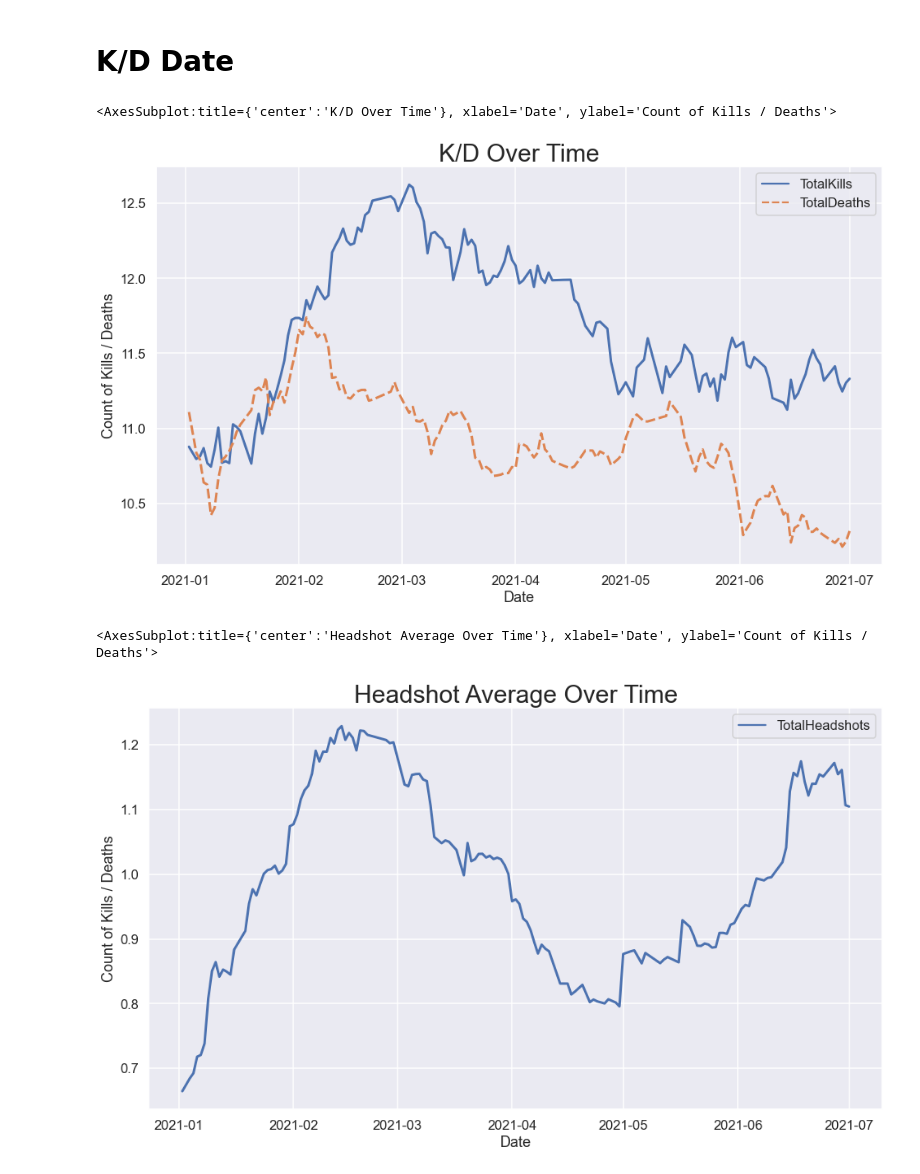
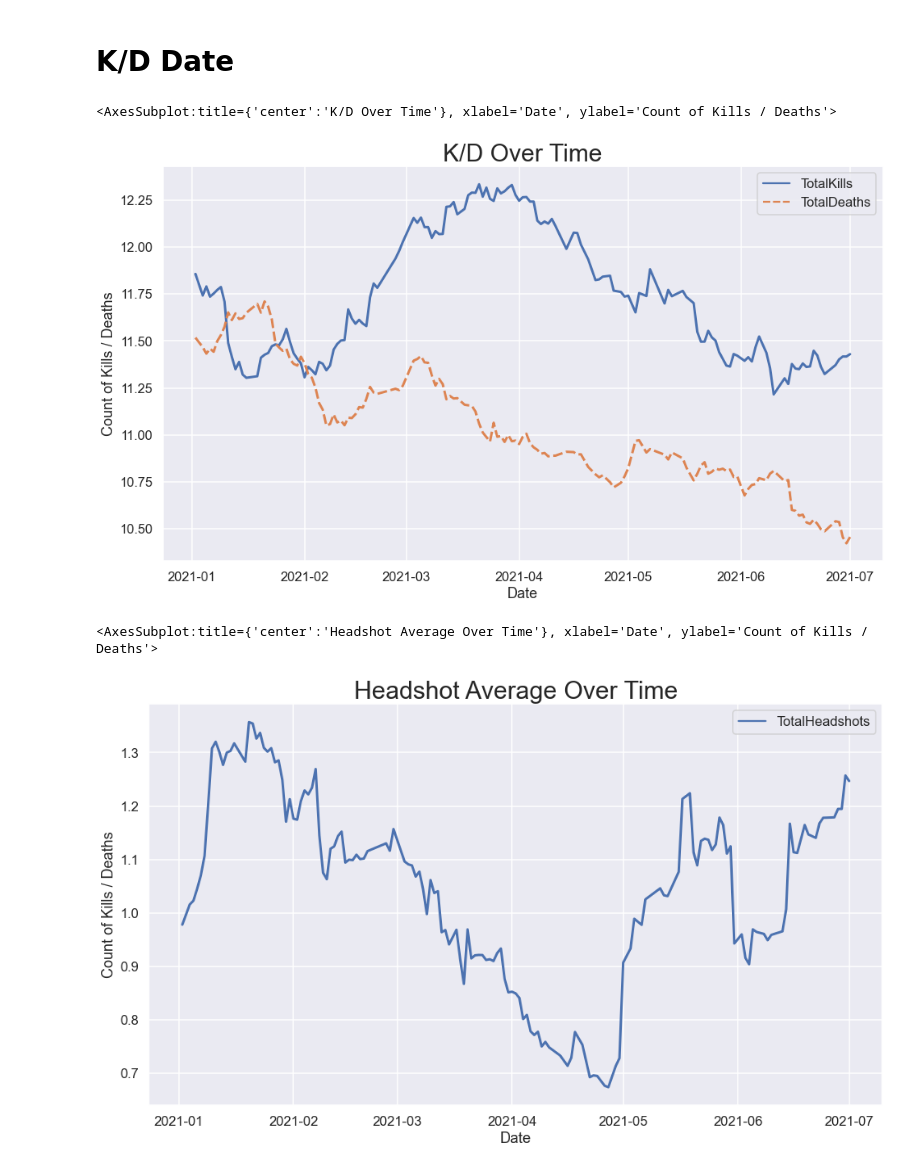
Before and after one commit to Drymander/Capstone-Halo-5, a Jupyter notebook: Drymander EDA - FINALIZE.ipynb, the cells around one changed output. Cells and saved outputs as stored; diff of their text form; code cells hidden in the pictures.

```diff
--- a/Drymander EDA - FINALIZE.ipynb
+++ b/Drymander EDA - FINALIZE.ipynb
@@ -475,0 +608,39 @@ def decode_maps(df, column, api_dict):
+# %%
+unique_map_ids = df['MapVariantId'].unique()
+
+run = False
+
+if run == True:
+
+    headers = {
+        # Request headers
+        'Accept-Language': 'en',
+        'Ocp-Apim-Subscription-Key': api_key,
+    }
+
+    params = urllib.parse.urlencode({
+    })
+    map_list = []
+    for map_id in tqdm(unique_map_ids):
+        try:
+            conn = http.client.HTTPSConnection('www.haloapi.com')
+            conn.request("GET", f"/metadata/h5/metadata/map-variants/{map_id}?%s" % params, "{body}", headers)
+            response = conn.getresponse()
+            data = response.read()
+            map_dic = json.loads(data)
+            map_list.append(map_dic)
+    #         print(data)
+            conn.close()
+            time.sleep(1.1)
+        except Exception as e:
+            print("[Errno {0}] {1}".format(e.errno, e.strerror))
+
+    with open('map_list.pkl', 'wb') as map_list_pickle:
+        pickle.dump(map_list, map_list_pickle)
+
+else:
+    with open('map_list.pkl', 'rb') as map_list_pickle:
+        map_list = pickle.load(map_list_pickle)
+
+
+df['MapVariantId'] = decode_maps(df, 'MapVariantId', map_list)
@@ -697,39 +898,41 @@ def stat_lineplot(df, column_list, title, rolling_days=30):
 
     # Choosing 'slayer' gametype
     df = choose_gametype(df, 'Slayer', None)
     # Creating 'Day' column
     df['Day'] = df['Date'].dt.date
     df['Day'] = df['Day'].apply(pd.to_datetime)
 
     # Creating groupby dataframe using 'Day' column and implementing rolling days
     # averaging
     df_gb_mean = df.groupby(['Day']).mean()
+#     df_gb_mean.to_csv('df_gb_mean.csv')
+    df_gb_mean = df_gb_mean.loc[~(df_gb_mean==0).all(axis=1)]
     _grouped = df_gb_mean[column_list].rolling(f'{rolling_days}D').mean()
     df_gb_mean = pd.DataFrame(_grouped)
 
     # Isolating time frame
     df_gb_mean = df_gb_mean[((df_gb_mean.index > '2021-01-01') & (df_gb_mean.index > '2020-06-30'))]
 
     # Creating line plot
     f, ax = plt.subplots(figsize=(16, 9))
     ax = sns.lineplot(data=df_gb_mean, linewidth = 3)
     plt.xlabel('Date')
     ax.set(ylabel='Count of Kills / Deaths')
 #     x_tick_labels = pd.to_datetime(df_gb_mean.index, format = "%m%Y")
 #     ax.set_xticklabels(x_tick_labels, rotation=45, horizontalalignment='right');
     ax.set_title(title, fontsize=30)
 
     return ax;
 
 column_list = ['TotalKills', 'TotalDeaths']
-stat_lineplot(df, column_list, 'K/D Over Time', rolling_days=30)
+stat_lineplot(df, column_list, 'K/D Over Time', rolling_days=60)
 # %% [output]
 <AxesSubplot:title={'center':'K/D Over Time'}, xlabel='Date', ylabel='Count of Kills / Deaths'>
-[figure, old version]
+[figure, new version]
 # %%
 column_list = ['TotalHeadshots']
 
-stat_lineplot(df, column_list, 'Headshot Average Over Time', rolling_days=60)
+stat_lineplot(df, column_list, 'Headshot Average Over Time', rolling_days=30)
 # %% [output]
 <AxesSubplot:title={'center':'Headshot Average Over Time'}, xlabel='Date', ylabel='Count of Kills / Deaths'>
-[figure, old version]
+[figure, new version]
```
Also changed, not shown: parts of 13 cells of this notebook, 2 other files.
